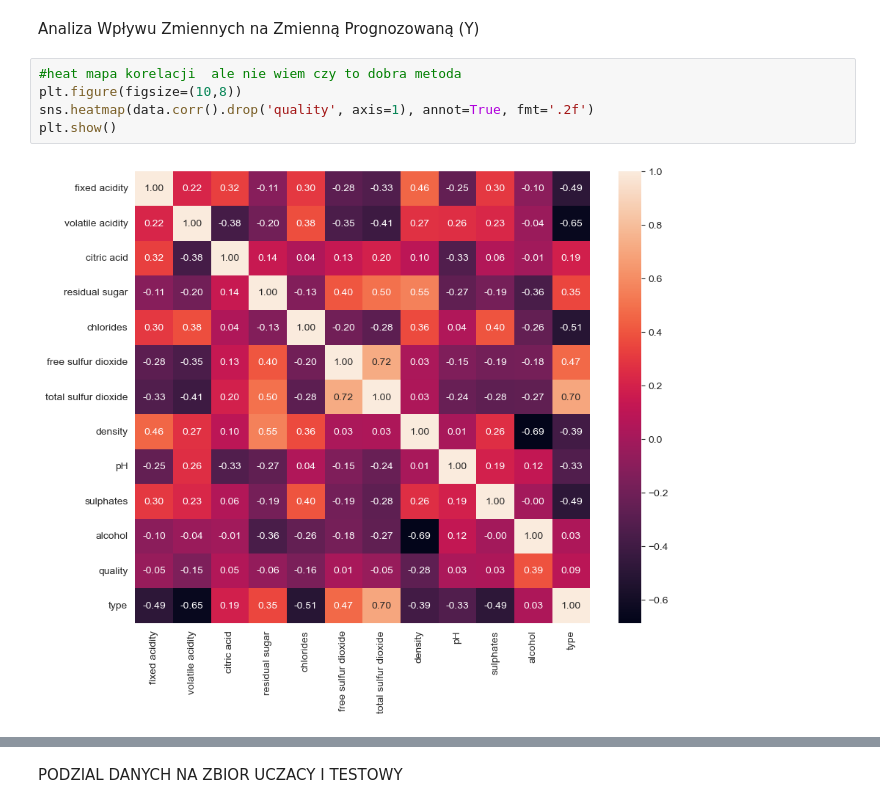
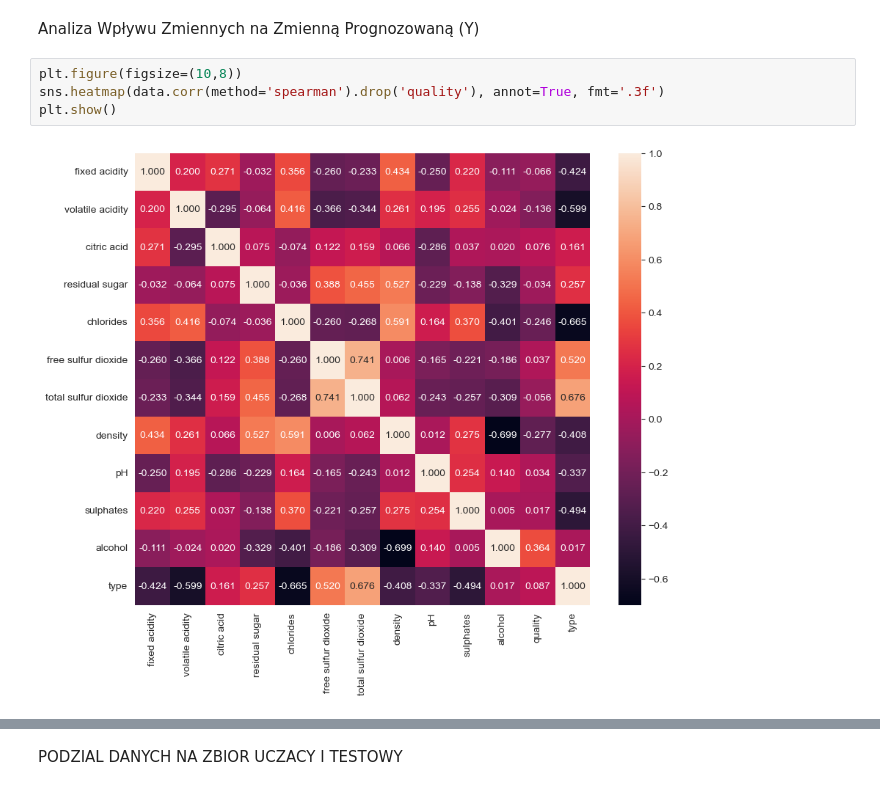
Before and after one commit to kKita9/ProjektUM, a Jupyter notebook: projekt_um_Krotkiewicz_Kita.ipynb, the cells around one changed output, grey strips where cells are left out. Drawn from its saved outputs; the diff is of its cells as text.

```diff
--- a/projekt_um_Krotkiewicz_Kita.ipynb
+++ b/projekt_um_Krotkiewicz_Kita.ipynb
@@ -182,9 +260,8 @@ plt.show()
 # %% [markdown]
 Analiza Wpływu Zmiennych na Zmienną Prognozowaną (Y)
 # %%
-#heat mapa korelacji  ale nie wiem czy to dobra metoda
 plt.figure(figsize=(10,8))
-sns.heatmap(data.corr().drop('quality', axis=1), annot=True, fmt='.2f')
+sns.heatmap(data.corr(method='spearman').drop('quality'), annot=True, fmt='.3f')
 plt.show()
 # %% [output]
-[figure, old version]
+[figure, new version]
```
Also changed, not shown: parts of 32 cells of this notebook.
